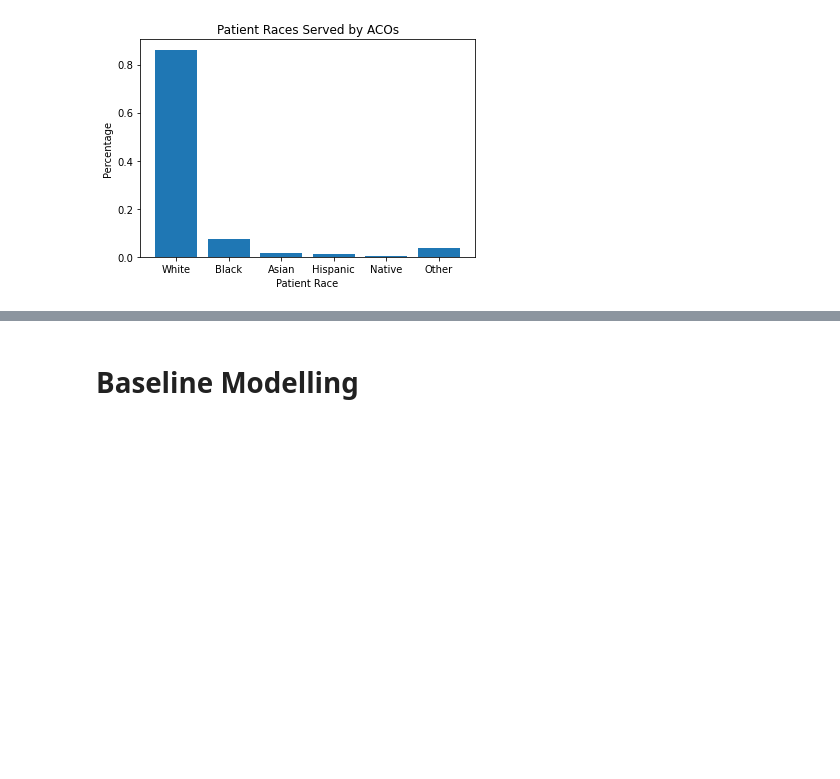
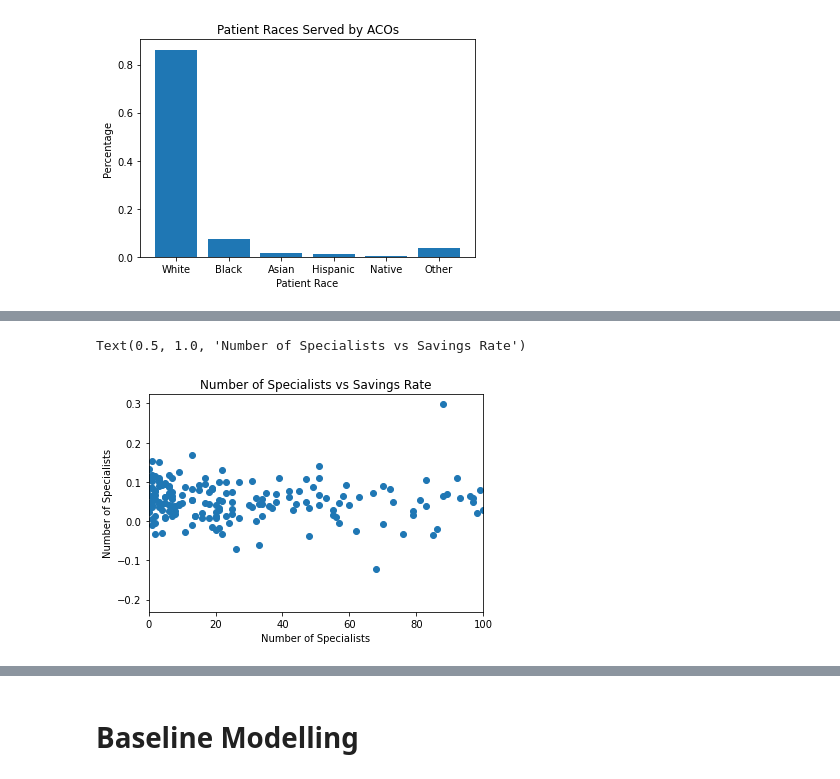
Before and after one commit to eshantewari/cs109-final-project, a Jupyter notebook: EDA.ipynb, the cells around one changed output, grey strips where cells are left out. Saved outputs shown, nothing was run; the diff lists cells and outputs as text; code cells hidden in the pictures; blank space fills up the shorter version.

```diff
--- a/EDA.ipynb
+++ b/EDA.ipynb
@@ -195,0 +237,10 @@ plt.show()
+# %%
+#Do ACOs with more specialists generate more savings?
+plt.scatter(data["N_Spec"], data['Sav_rate'])
+plt.xlim([0, 100])
+plt.xlabel("Number of Specialists")
+plt.ylabel("Number of Specialists")
+plt.title("Number of Specialists vs Savings Rate")
+# %% [output]
+Text(0.5, 1.0, 'Number of Specialists vs Savings Rate')
+[figure, added]
```
Also changed, not shown: parts of 7 cells of this notebook.
